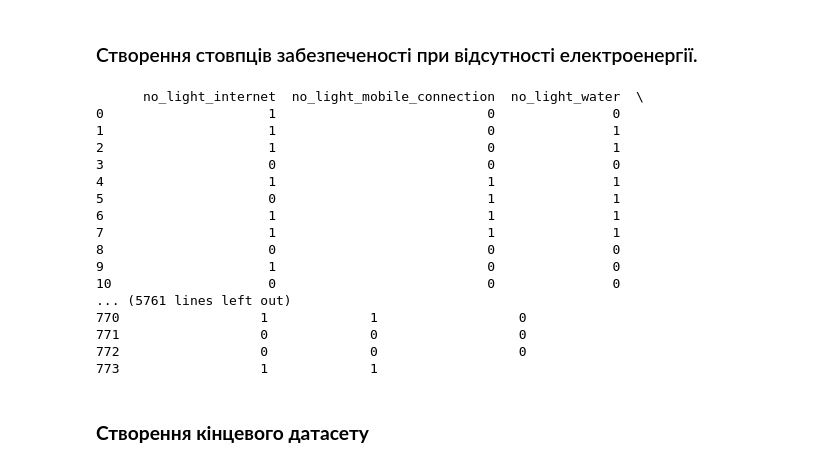
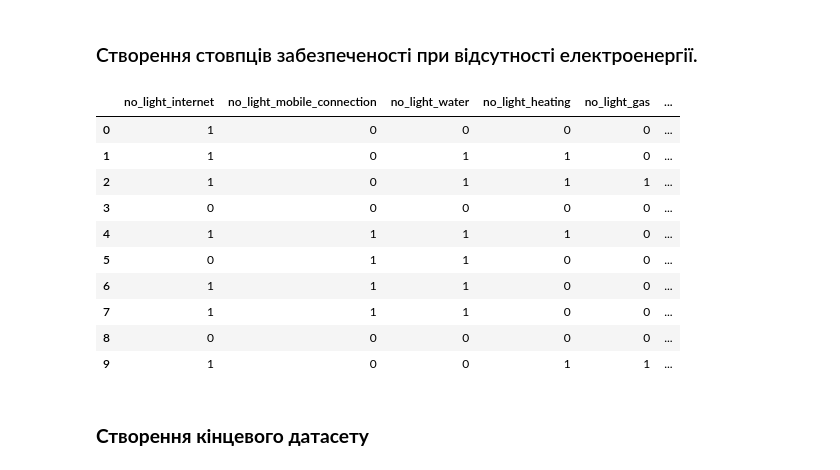
Before and after one commit to kon7drat-illia/Residential-Rental-Market-Analysis, a Jupyter notebook: notebook.ipynb, the cells around one changed output. Cells and saved outputs as stored; diff of their text form; code cells hidden in the pictures.

```diff
--- a/notebook.ipynb
+++ b/notebook.ipynb
@@ -301,36 +280,30 @@ Name: count, dtype: int64
 # %%
 features = {
     'no_light_internet':    'є інтернет',
     'no_light_mobile_connection':      'є мобільний зв\'язок',
     'no_light_water':       'є водопостачання',
     'no_light_heating':     'працює опалення',
     'no_light_gas':         'є газ',
     'no_light_elevator':    'працює ліфт'
 }
 
 for col, keyword in features.items():
     df[col] = df['plus_text'].str.contains(keyword, case=False, na=False).astype(int)
 
-print(df[['no_light_internet', 'no_light_mobile_connection', 'no_light_water', 'no_light_heating', 'no_light_gas',
-           'no_light_elevator']])
+df[['no_light_internet', 'no_light_mobile_connection', 'no_light_water', 'no_light_heating', 'no_light_gas',
+           'no_light_elevator']].head(10)
 # %% [output]
-      no_light_internet  no_light_mobile_connection  no_light_water  \
-0                     1                           0               0
-1                     1                           0               1
-2                     1                           0               1
-3                     0                           0               0
-4                     1                           1               1
-5                     0                           1               1
-6                     1                           1               1
-7                     1                           1               1
-8                     0                           0               0
-9                     1                           0               0
-10                    0                           0               0
-... (5761 lines left out)
-770                  1             1                  0
-771                  0             0                  0
-772                  0             0                  0
-773                  1             1
+|  | no_light_internet | no_light_mobile_connection | no_light_water | no_light_heating | no_light_gas | ... |
+| 0 | 1 | 0 | 0 | 0 | 0 | ... |
+| 1 | 1 | 0 | 1 | 1 | 0 | ... |
+| 2 | 1 | 0 | 1 | 1 | 1 | ... |
+| 3 | 0 | 0 | 0 | 0 | 0 | ... |
+| 4 | 1 | 1 | 1 | 1 | 0 | ... |
+| 5 | 0 | 1 | 1 | 0 | 0 | ... |
+| 6 | 1 | 1 | 1 | 0 | 0 | ... |
+| 7 | 1 | 1 | 1 | 0 | 0 | ... |
+| 8 | 0 | 0 | 0 | 0 | 0 | ... |
+| 9 | 1 | 0 | 0 | 1 | 1 | ... |
 # %% [markdown]
 ### **Створення кінцевого датасету**
 # %%
```
Also changed, not shown: parts of 55 cells of this notebook, 1 other file.
